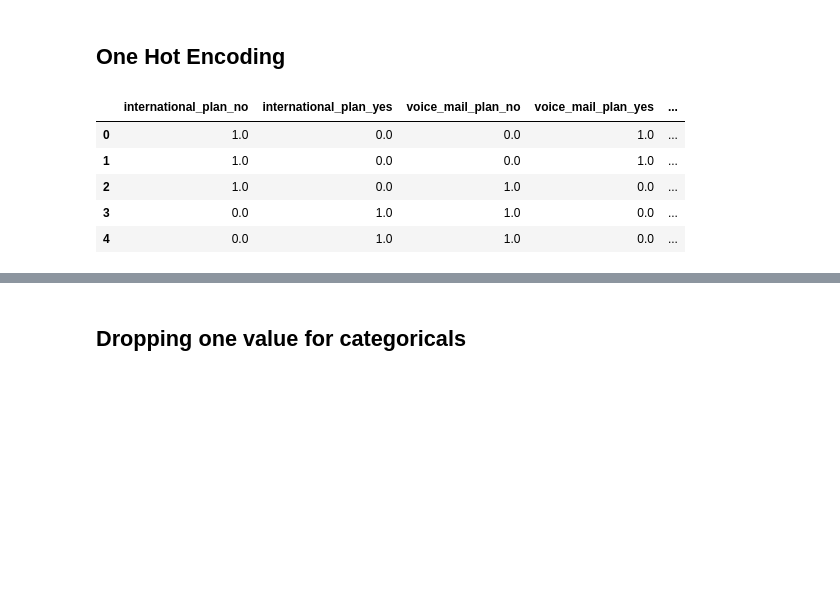
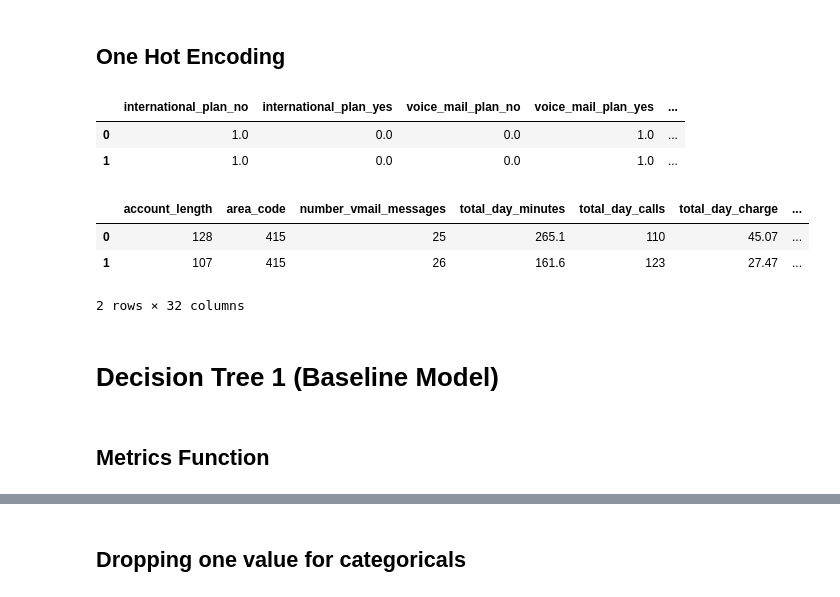
Before and after one commit to jxn628/syriatel-churn-analysis, a Jupyter notebook: student.ipynb, the cells around one changed output, grey strips where cells are left out. Cells and saved outputs as stored; diff of their text form; code cells hidden in the pictures; blank space fills up the shorter version.

```diff
--- a/student.ipynb
+++ b/student.ipynb
@@ -149,3 +179,2 @@ Name: churn, dtype: int64
 # %%
-#test_df = test_df.drop(columns=['state', 'phone_number', 'international_plan', 'voice_mail_plan'], axis=1)
-test_df = test_df.drop(columns=['state','phone_number', 'area_code'], axis=1)
+#test_df = test_df.drop(columns=['state','phone_number', 'area_code'], axis=1)
@@ -215,17 +201,26 @@ need_to_encode = test_df[['international_plan', 'voice_mail_plan', 'customer_ser
 # %% [markdown]
 ## One Hot Encoding
 # %%
+need_to_encode = test_df[['international_plan', 'voice_mail_plan', 'customer_service_calls']]
 ohe = OneHotEncoder()
 ohe.fit(need_to_encode)
 
 ohe_1 = ohe.transform(need_to_encode).toarray()
 
 ohe_df = pd.DataFrame(ohe_1, columns=ohe.get_feature_names(need_to_encode.columns))
-ohe_df.head()
+ohe_df.head(2)
 # %% [output]
 |  | international_plan_no | international_plan_yes | voice_mail_plan_no | voice_mail_plan_yes | ... |
 | 0 | 1.0 | 0.0 | 0.0 | 1.0 | ... |
 | 1 | 1.0 | 0.0 | 0.0 | 1.0 | ... |
-| 2 | 1.0 | 0.0 | 1.0 | 0.0 | ... |
-| 3 | 0.0 | 1.0 | 1.0 | 0.0 | ... |
-| 4 | 0.0 | 1.0 | 1.0 | 0.0 | ... |
+# %%
+# Combining everything together
+cleaned_df = pd.concat([pd.DataFrame(feature_df), ohe_df], axis=1)
+cleaned_df.head(2)
+# %% [output]
+|  | account_length | area_code | number_vmail_messages | total_day_minutes | total_day_calls | total_day_charge | ... |
+| 0 | 128 | 415 | 25 | 265.1 | 110 | 45.07 | ... |
+| 1 | 107 | 415 | 26 | 161.6 | 123 | 27.47 | ... |
+2 rows × 32 columns
+# %% [markdown]
+# Decision Tree 1 (Baseline Model)
@@ -231,0 +237,2 @@ ohe_df.head()
+# %% [markdown]
+## Metrics Function
```
Also changed, not shown: parts of 194 cells of this notebook.
